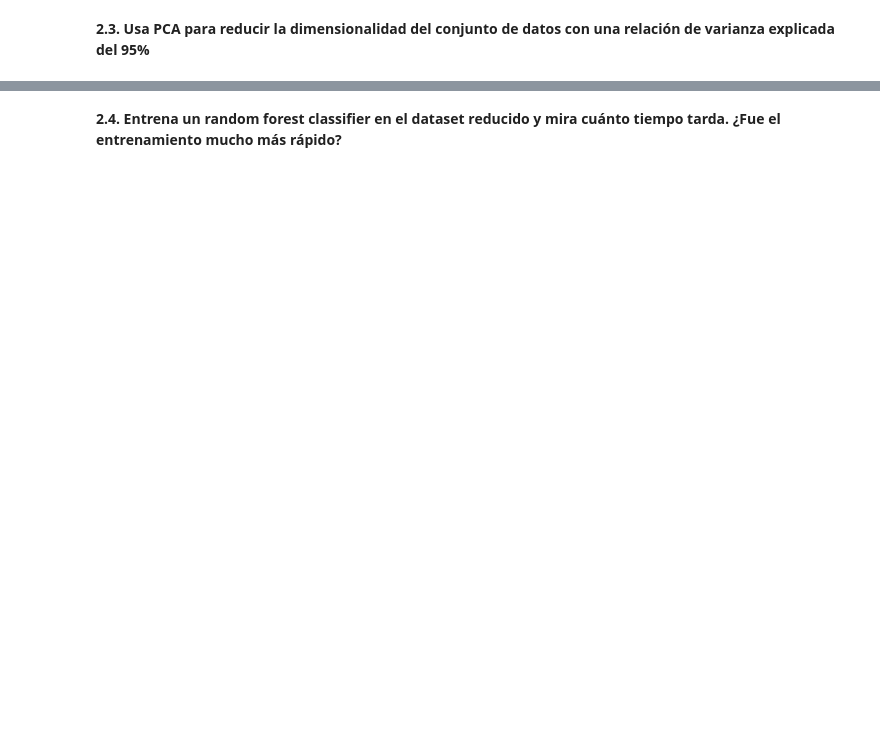
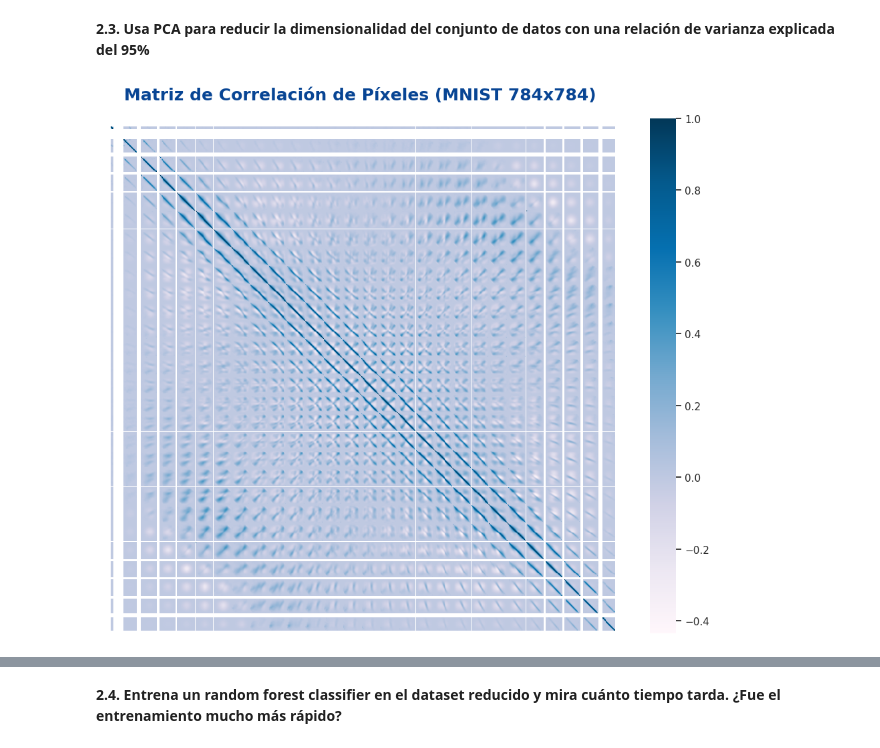
Before and after one commit to nickiiinicole/MACHINE_LEARNING_1UD, a Jupyter notebook: no-supervised/PCA-20260311/ML.3.3.Dim_Reduction-PCA.ipynb, the cells around one changed output, grey strips where cells are left out. Cells and saved outputs as stored; diff of their text form; code cells hidden in the pictures; blank space fills up the shorter version.

```diff
--- a/no-supervised/PCA-20260311/ML.3.3.Dim_Reduction-PCA.ipynb
+++ b/no-supervised/PCA-20260311/ML.3.3.Dim_Reduction-PCA.ipynb
@@ -477,5 +461,32 @@ Precisión del Random Forest: 0.968442
 # %% [markdown]
 **2.3. Usa PCA para reducir la dimensionalidad del conjunto de datos con una relación de varianza explicada del 95%**
+# %%
+
+
+corr_matrix_mnist = X.corr()
+
+sns.set_theme(style="white")
+plt.figure(figsize=(10, 10))
+
+sns.heatmap(
+    corr_matrix_mnist,
+    annot=False,
+    cmap='PuBu',
+    linewidths=0,
+    cbar_kws={"shrink": .8},
+    square=True
+)
+
+plt.title('Matriz de Correlación de Píxeles (MNIST 784x784)',
+        fontsize=18, fontweight='bold', color='#084594', pad=20)
+
+plt.xticks([])
+plt.yticks([])
+
+plt.tight_layout()
+plt.show()
+# %% [output]
+[figure, added]
 # %%
 #TODO acordarse de que n_components es el número de componentes que queremos conservar, o el porcentaje de varianza que queremos conservar (en este caso el 95%)
 pca = PCA(n_components=0.95)
```
Also changed, not shown: parts of 33 cells of this notebook.
